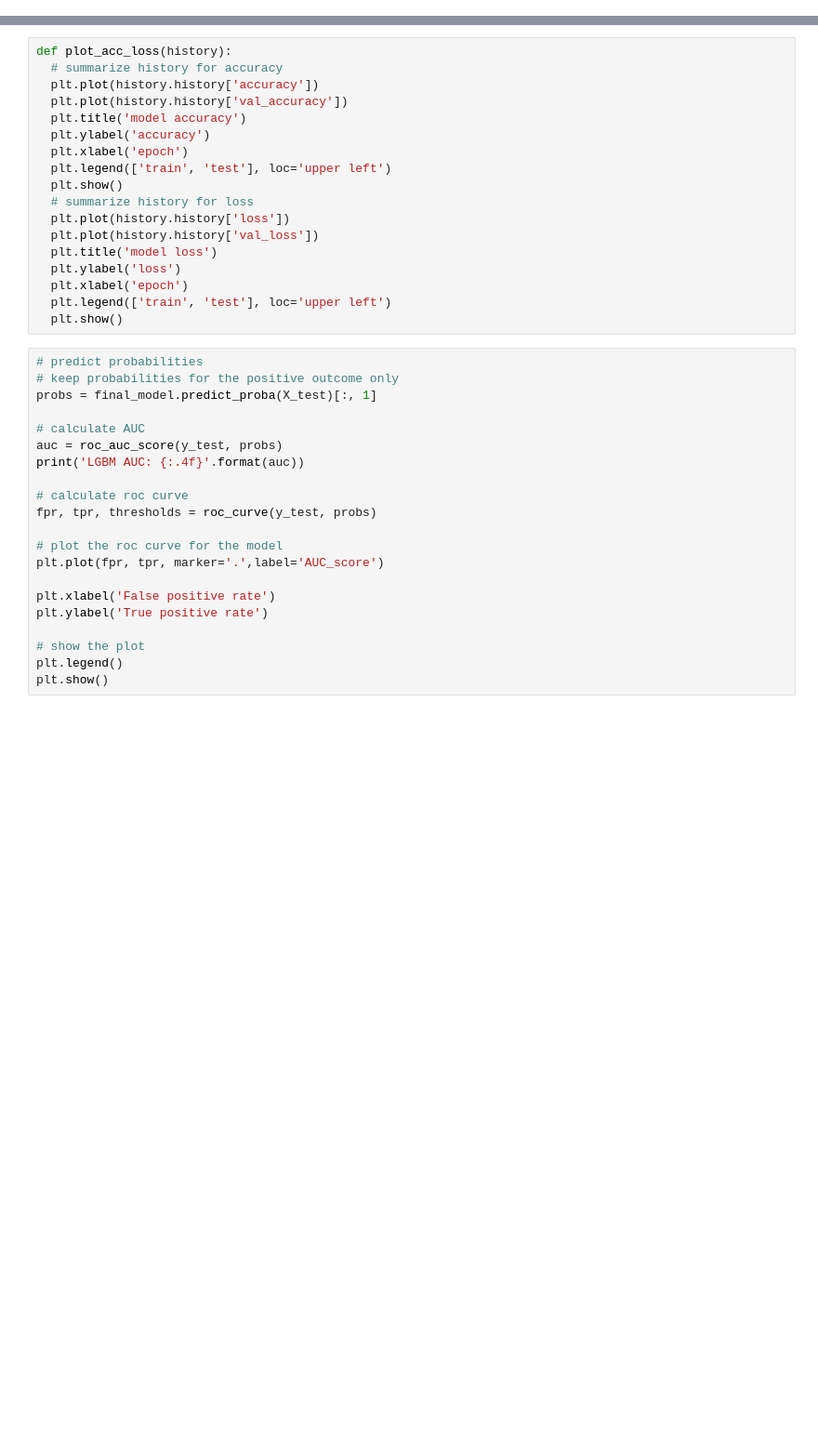
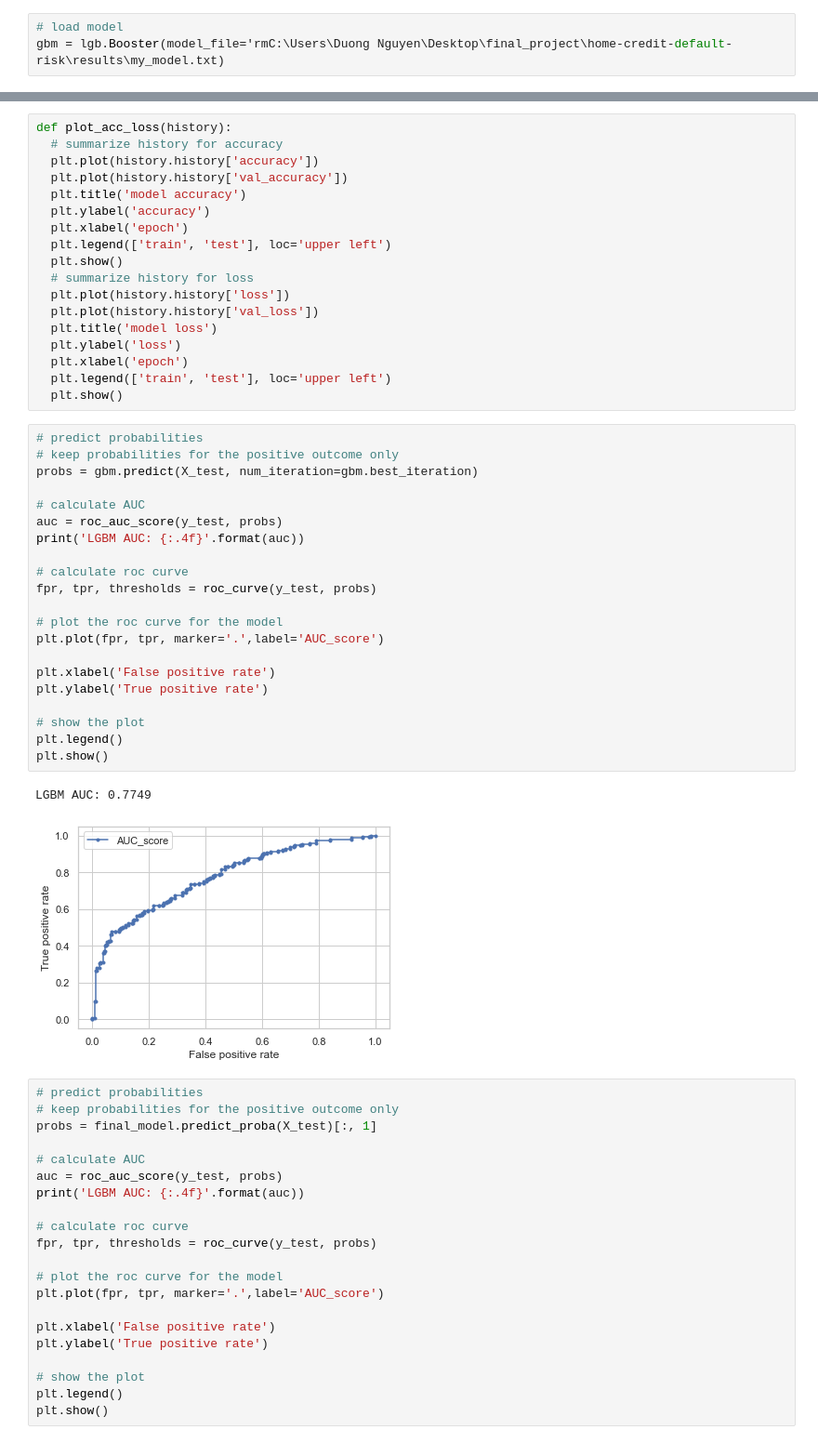
Before and after one commit to VuongHa0911/Credit_default_risk_project, a Jupyter notebook: 11_model_selection.ipynb, the cells around one changed output, grey strips where cells are left out. Shown at 93% size. Cells and saved outputs as stored; diff of their text form; blank space fills up the shorter version.

```diff
--- a/11_model_selection.ipynb
+++ b/11_model_selection.ipynb
@@ -173,0 +263,3 @@ Early stopping, best iteration is:
+# %%
+# load model
+gbm = lgb.Booster(model_file='rmC:\Users\Duong Nguyen\Desktop\final_project\home-credit-default-risk\results\my_model.txt)
@@ -206,6 +300,30 @@ def plot_acc_loss(history):
   plt.xlabel('epoch')
   plt.legend(['train', 'test'], loc='upper left')
   plt.show()
+# %%
+# predict probabilities
+# keep probabilities for the positive outcome only
+probs = gbm.predict(X_test, num_iteration=gbm.best_iteration)
+
+# calculate AUC
+auc = roc_auc_score(y_test, probs)
+print('LGBM AUC: {:.4f}'.format(auc))
+
+# calculate roc curve
+fpr, tpr, thresholds = roc_curve(y_test, probs)
+
+# plot the roc curve for the model
+plt.plot(fpr, tpr, marker='.',label='AUC_score')
+
+plt.xlabel('False positive rate')
+plt.ylabel('True positive rate')
+
+# show the plot
+plt.legend()
+plt.show()
+# %% [output]
+LGBM AUC: 0.7749
+[figure, added]
 # %%
 # predict probabilities
 # keep probabilities for the positive outcome only
```
Also changed, not shown: parts of 33 cells of this notebook.
